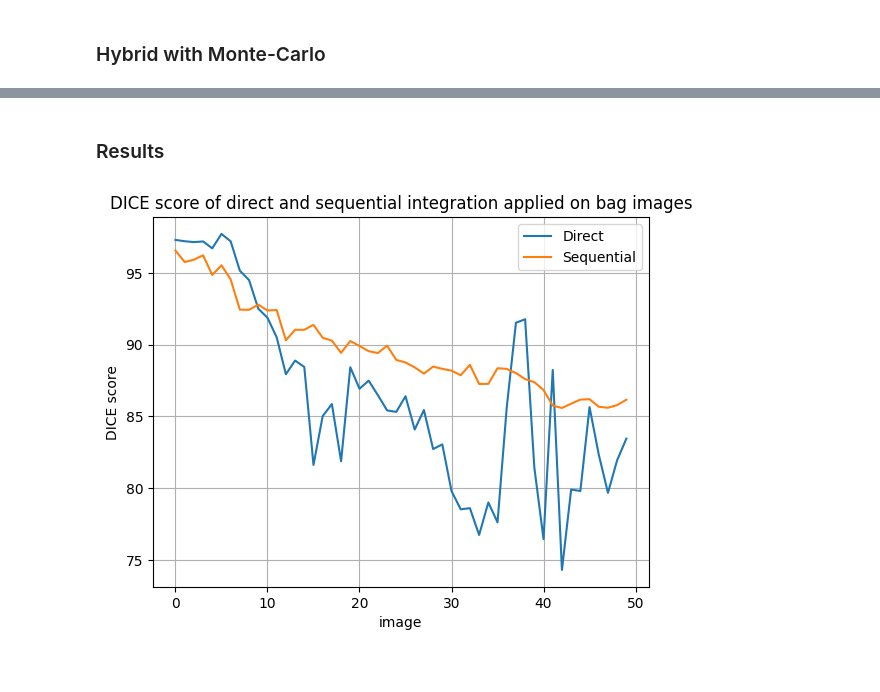
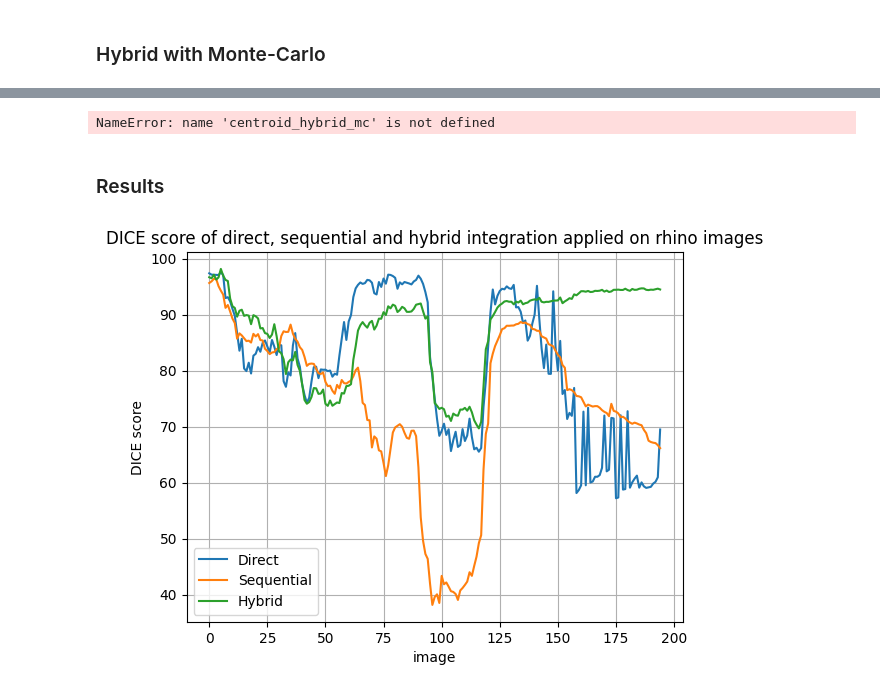
Before and after one commit to AkuBrains/compvisio_patchmatch, a Jupyter notebook: direct_vs_sequential_bags.ipynb, the cells around one changed output, grey strips where cells are left out. Drawn from its saved outputs; the diff is of its cells as text; code cells hidden in the pictures.

```diff
--- a/direct_vs_sequential_bags.ipynb
+++ b/direct_vs_sequential_bags.ipynb
@@ -124,2 +209,0 @@ estimated_masks_hybrid_mc = get_masks_hybrid(img_ref, mask_ref, imgs, n_iter_mc,
-# %%
-dices_hybrid_no_mc = [dice_assessment(masks[i], estimated_masks_hybrid_no_mc[i]) for i in range(n_images)]
@@ -126,14 +238,20 @@ dices_hybrid_no_mc = [dice_assessment(masks[i], estimated_masks_hybrid_no_mc[i])
+# %%
+np.save("dices_hybrid_mc", np.array(dices_hybrid_mc))
+np.save("boundary_hybrid_mc", np.array(boundary_hybrid_mc))
+np.save("centroid_hybrid_mc", np.array(centroid_hybrid_mc))
+# %% [output]
+NameError: name 'centroid_hybrid_mc' is not defined
 # %% [markdown]
 ### Results
 # %%
 plt.plot(dices_direct_mc, label='Direct')
 plt.plot(dices_sequential_no_mc, label='Sequential')
 plt.plot(dices_hybrid_no_mc, label='Hybrid')
 plt.legend()
 plt.grid(True)
 plt.xlabel('image')
 plt.ylabel('DICE score')
-plt.title('DICE score of direct, sequential and hybrid integration applied on bag images')
+plt.title('DICE score of direct, sequential and hybrid integration applied on rhino images')
 plt.show()
 # %% [output]
-[figure, old version]
+[figure, new version]
```
Also changed, not shown: parts of 19 cells of this notebook.
